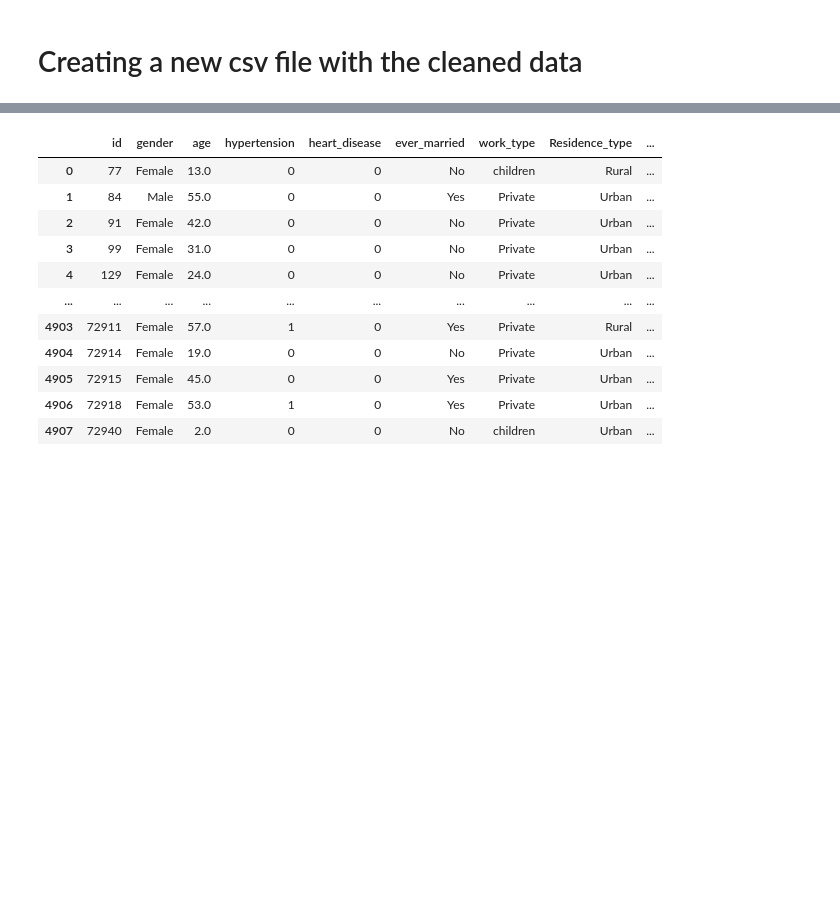
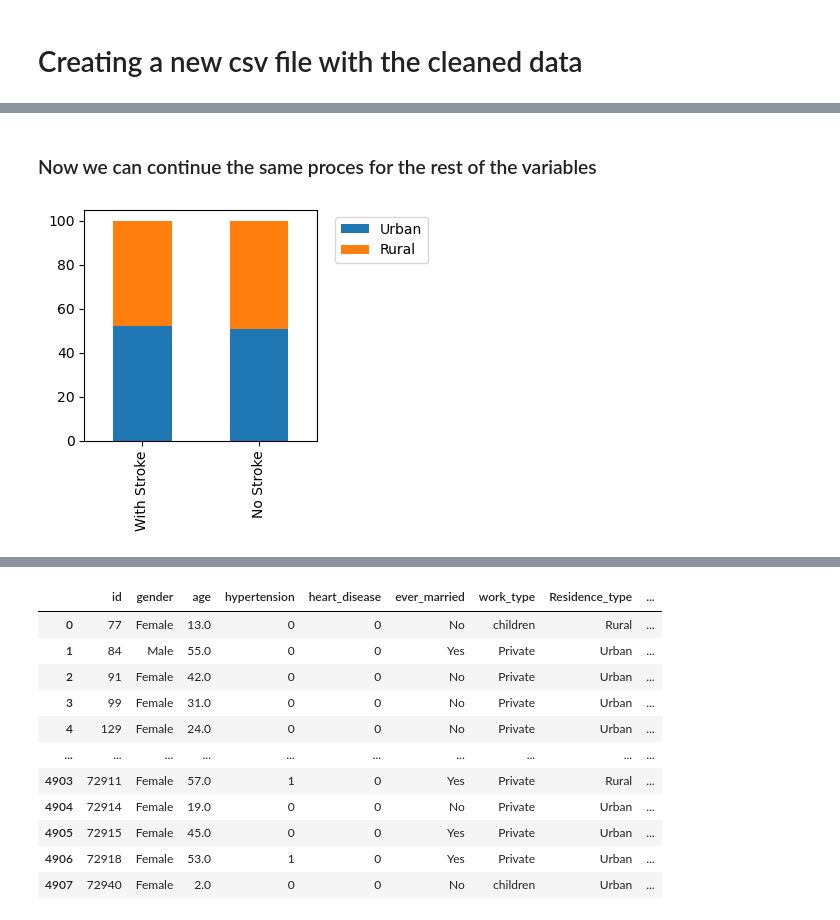
Before and after one commit to DianaGRM/Project_1, a Jupyter notebook: Stroke_Prediction .ipynb, the cells around one changed output, grey strips where cells are left out. Drawn from its saved outputs; the diff is of its cells as text; code cells hidden in the pictures; blank space fills up the shorter version.

```diff
--- a/Stroke_Prediction .ipynb
+++ b/Stroke_Prediction .ipynb
@@ -160,0 +235,26 @@ data.to_csv('./data/dataset_stroke.csv')
+# %% [markdown]
+### Now we can continue the same proces for the rest of the variables
+# %%
+# Filtering Residence Type within the Data Frame with only patients with stroke
+data_stroke_residence = data_stroke['Residence_type'].value_counts(normalize=True).mul(100).round(2)
+pd_data_stroke_residence = pd.DataFrame(data_stroke_residence)
+
+# Filtering variable within the original Data Frame
+data_residence = data['Residence_type'].value_counts(normalize=True).mul(100).round(2)
+pd_data_residence = pd.DataFrame(data_residence)
+
+# Merging both Data Frames
+residence_type = pd.merge(pd_data_stroke_residence,pd_data_residence,how="outer",left_index=True,right_index=True)
+residence_type_renamed = residence_type.rename({'Residence_type_x':'With Stroke','Residence_type_y':'No Stroke'},axis=1)
+
+# Transposing the merged data frame to generate a better visualization
+residence_type_trasp = residence_type_renamed.T
+
+# Ploting the merged Data Frame
+residence_type_trasp.plot(kind='bar',stacked = True,figsize=[3,3])
+plt.legend(bbox_to_anchor=(1.05,1))
+plt.title='Residence Type'
+plt.show()
+#plt.savefig('./data/Residence Type.png')
+# %% [output]
+[figure, added]
```
Also changed, not shown: parts of 37 cells of this notebook.
